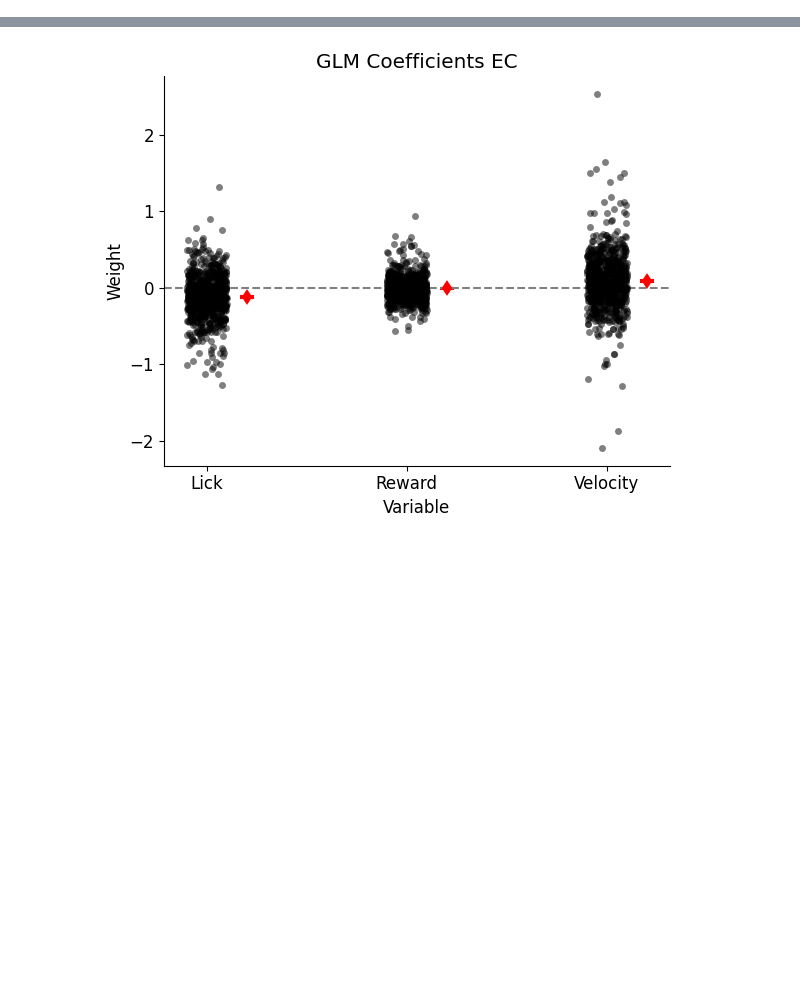
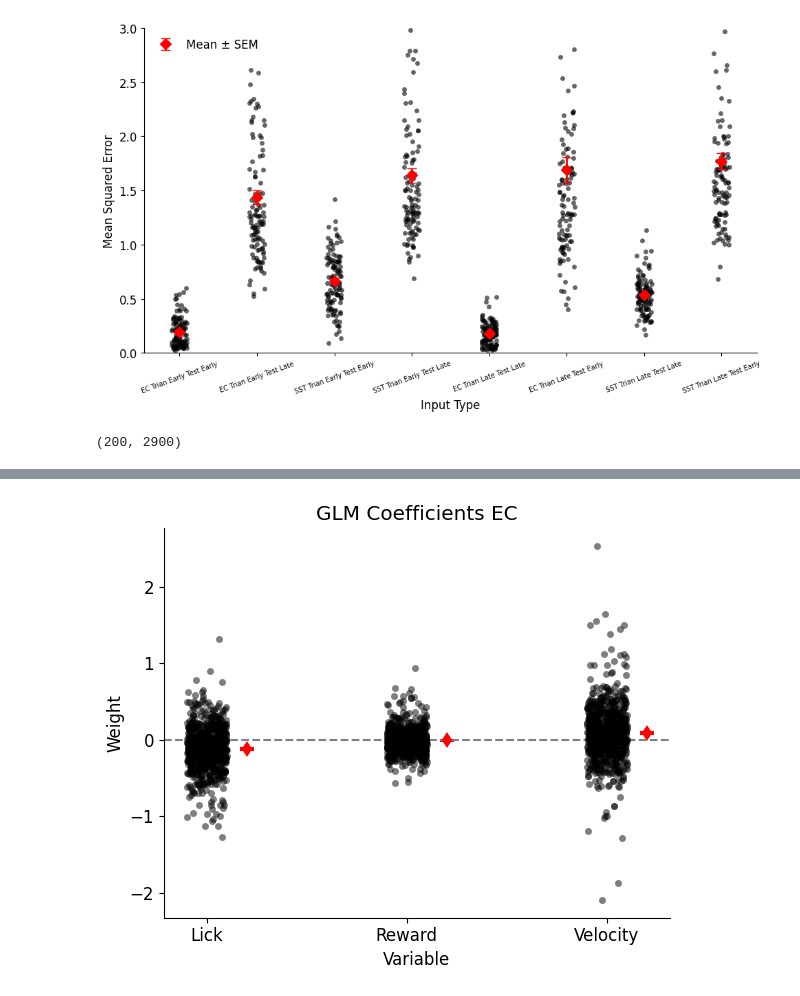
Before and after one commit to Milstein-Lab/CA1-interneuron-GLM, a Jupyter notebook: Clean_notebooks_to_date/finding_weights_over_NDNF.ipynb, the cells around one changed output, grey strips where cells are left out. Cells and saved outputs as stored; diff of their text form; code cells hidden in the pictures; blank space fills up the shorter version.

```diff
--- a/Clean_notebooks_to_date/finding_weights_over_NDNF.ipynb
+++ b/Clean_notebooks_to_date/finding_weights_over_NDNF.ipynb
@@ -630,0 +246,13 @@ MSE_list_EC_predicting_NDNF_early, coefficients_list_EC_early = get_MSE_cell_typ
+# %%
+
+
+data_list = [MSE_list_EC_early_predicting_NDNF_early, MSE_list_EC_early_predicting_NDNF_late, MSE_list_SST_early_predicting_NDNF_early, MSE_list_SST_early_predicting_NDNF_late, MSE_list_EC_late_predicting_NDNF_late, MSE_list_EC_late_predicting_NDNF_early, MSE_list_SST_late_predicting_NDNF_late, MSE_list_SST_late_predicting_NDNF_early]
+input_titles = ["EC Trian Early Test Early", "EC Trian Early Test Late", "SST Trian Early Test Early", "SST Trian Early Test Late", "EC Trian Late Test Late", "EC Trian Late Test Early", "SST Trian Late Test Late", "SST Trian Late Test Early"]
+
+plot_models_trained_early_late(data_list, input_titles)
+
+
+### each point is one NDNF cell MSE vs its real late cut activity
+### do late and late
+# %% [output]
+[figure, added]
@@ -630,0 +284,4 @@ MSE_list_EC_predicting_NDNF_early, coefficients_list_EC_early = get_MSE_cell_typ
+# %%
+CA3_data_array.shape
+# %% [output]
+(200, 2900)
```
Also changed, not shown: parts of 88 cells of this notebook.
